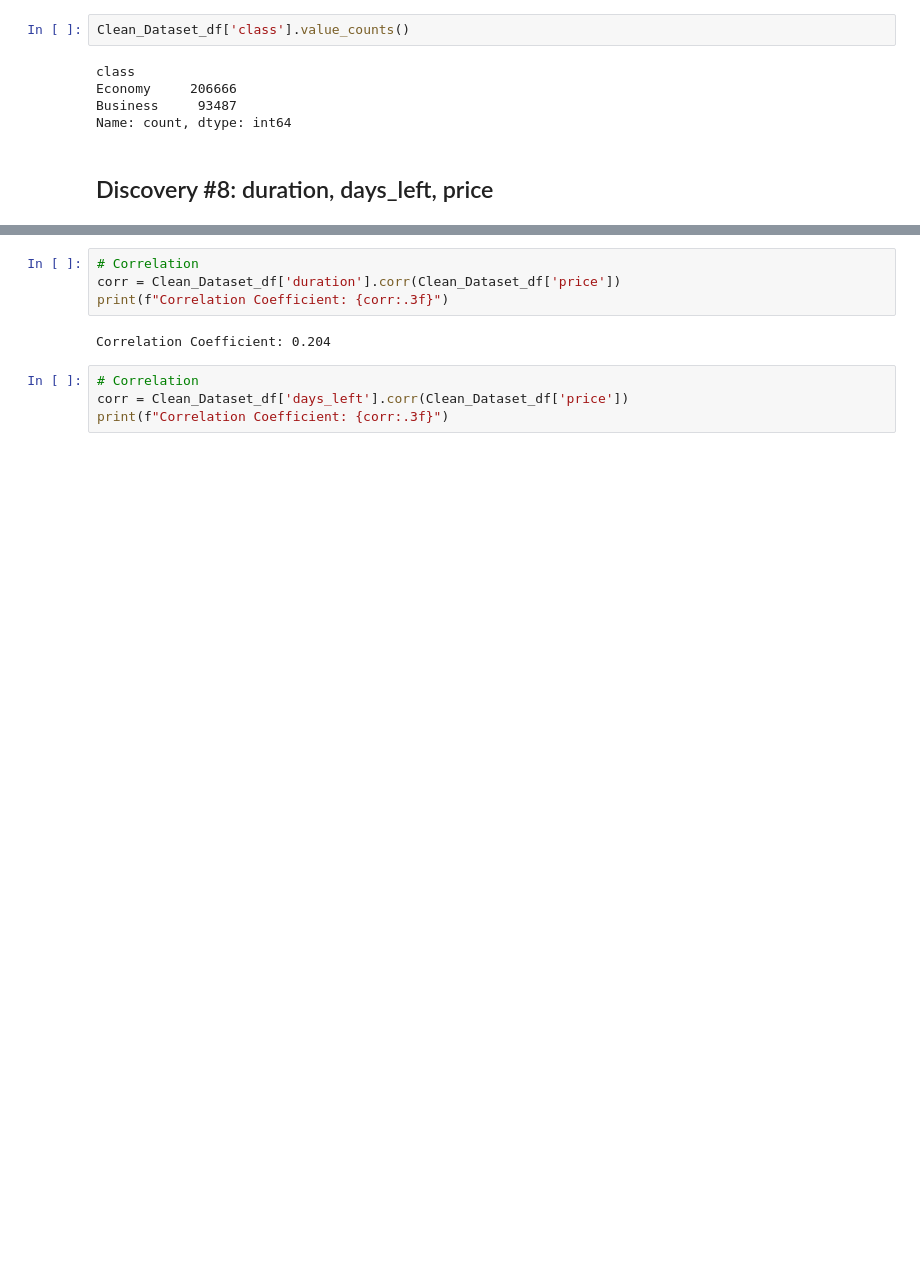
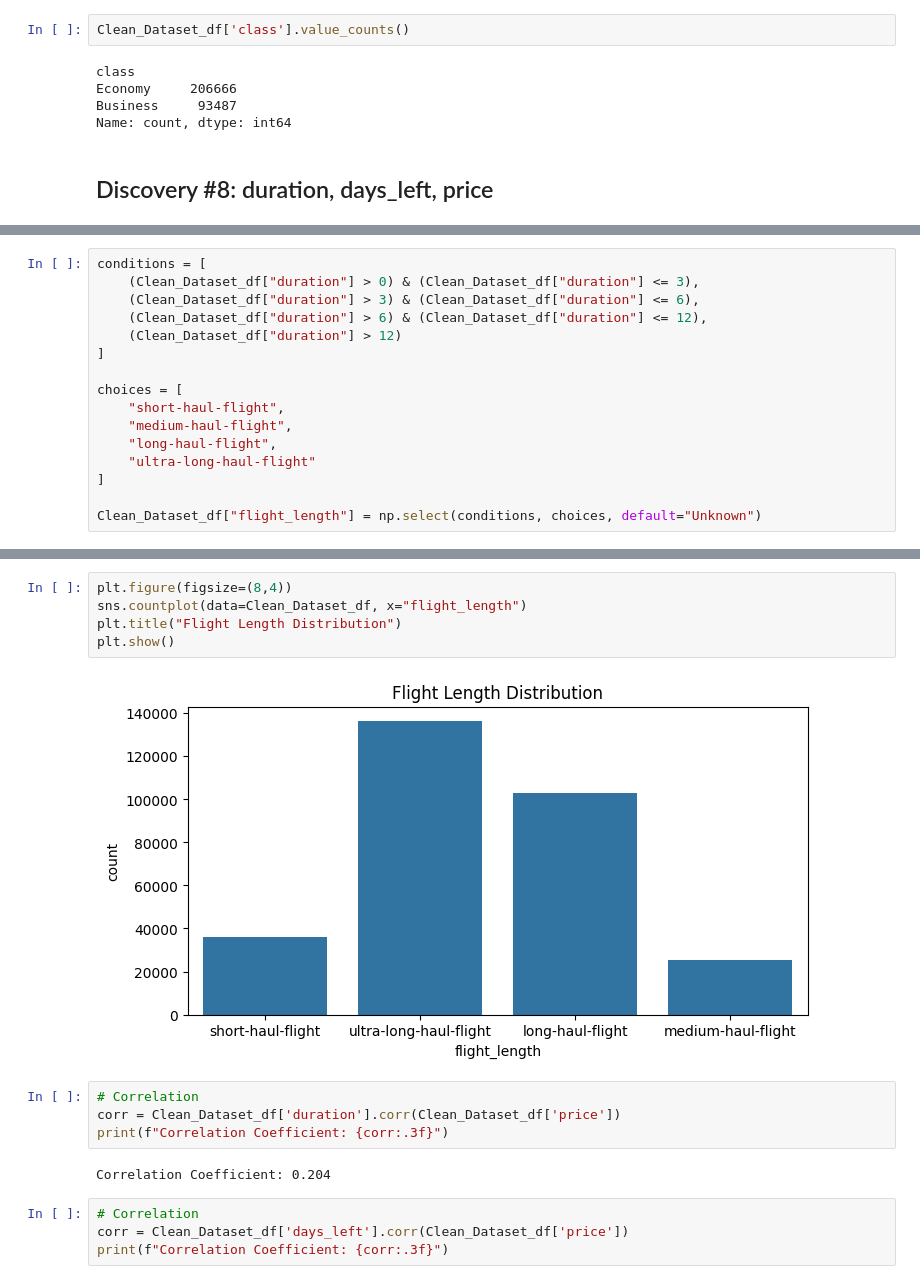
Before and after one commit to flynn-ky-t2/kaggle_f., a Jupyter notebook: flight-price-prediction-coding-practice.ipynb, the cells around one changed output, grey strips where cells are left out. Drawn from its saved outputs; the diff is of its cells as text; blank space fills up the shorter version.

Commit message:
Kaggle Notebook | Flight Price [Coding Practice] | Version 5

```diff
--- a/flight-price-prediction-coding-practice.ipynb
+++ b/flight-price-prediction-coding-practice.ipynb
@@ -259,0 +276,16 @@ Name: count, dtype: int64
+# %%
+conditions = [
+    (Clean_Dataset_df["duration"] > 0) & (Clean_Dataset_df["duration"] <= 3),
+    (Clean_Dataset_df["duration"] > 3) & (Clean_Dataset_df["duration"] <= 6),
+    (Clean_Dataset_df["duration"] > 6) & (Clean_Dataset_df["duration"] <= 12),
+    (Clean_Dataset_df["duration"] > 12)
+]
+
+choices = [
+    "short-haul-flight",
+    "medium-haul-flight",
+    "long-haul-flight",
+    "ultra-long-haul-flight"
+]
+
+Clean_Dataset_df["flight_length"] = np.select(conditions, choices, default="Unknown")
@@ -260,3 +301,10 @@ Name: count, dtype: int64
+# %%
+plt.figure(figsize=(8,4))
+sns.countplot(data=Clean_Dataset_df, x="flight_length")
+plt.title("Flight Length Distribution")
+plt.show()
+# %% [output]
+[figure, added]
 # %%
 # Correlation
 corr = Clean_Dataset_df['duration'].corr(Clean_Dataset_df['price'])
```
Also changed, not shown: parts of 25 cells of this notebook.
